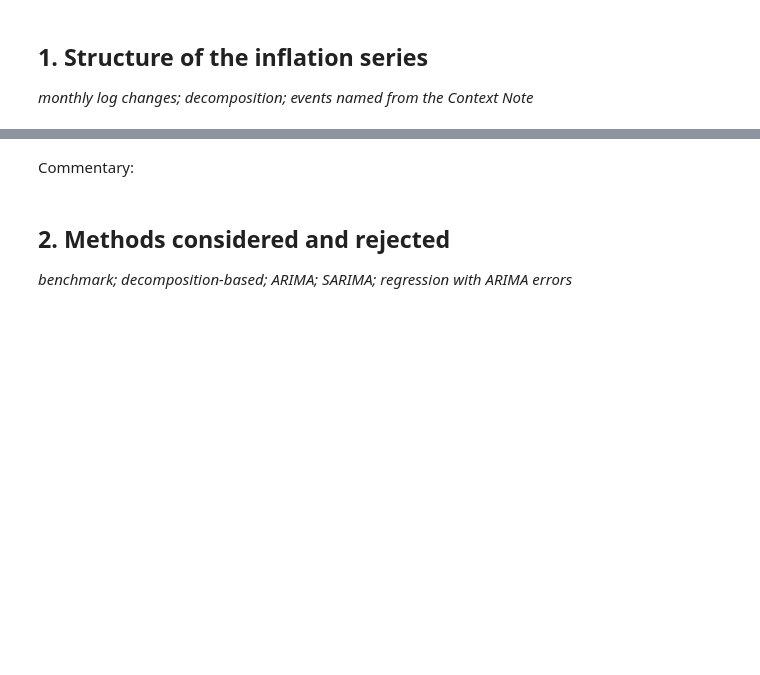
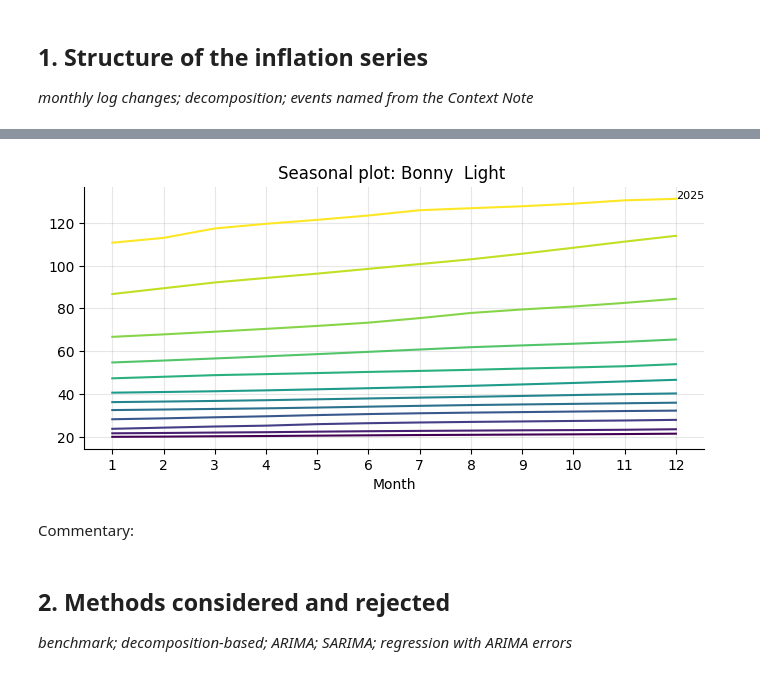
Before and after one commit to Favour-Fregene/NUTDTS816_Course_Repository, a Jupyter notebook: notebooks/assessments/CS1_starter.ipynb, the cells around one changed output, grey strips where cells are left out. Drawn from its saved outputs; the diff is of its cells as text; code cells hidden in the pictures; blank space fills up the shorter version.

```diff
--- a/notebooks/assessments/CS1_starter.ipynb
+++ b/notebooks/assessments/CS1_starter.ipynb
@@ -36,3 +127,16 @@ print("Setup complete.")
+# %%
+# Seasonal Plot for Bonny Light
+def seasonal_plot(s, period_label='year', title=''):
+    df = pd.DataFrame({'v': s.values, 'year': s.index.year, 'month': s.index.month})
+    piv = df.pivot(index='month', columns='year', values='v')
+    ax = piv.plot(legend=False, colormap='viridis', title=title, figsize=(8, 3.4))
+    ax.set_xlabel('Month'); ax.set_xticks(range(1, 13))
+    for col in piv.columns[-1:]: ax.annotate(str(col), (12, piv[col].iloc[-1]), fontsize=8)
+    return ax
+seasonal_plot(cpi, title='Seasonal plot: Bonny  Light ')
+plt.show()
+# %% [output]
+[figure, added]
 # %% [markdown]
 Commentary:
 # %% [markdown]
```
Also changed, not shown: parts of 9 cells of this notebook.
